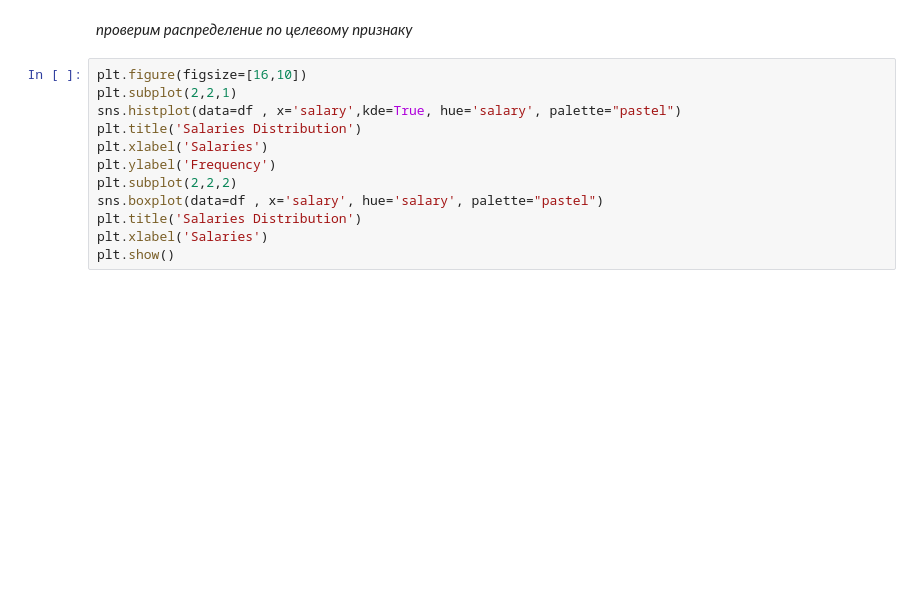
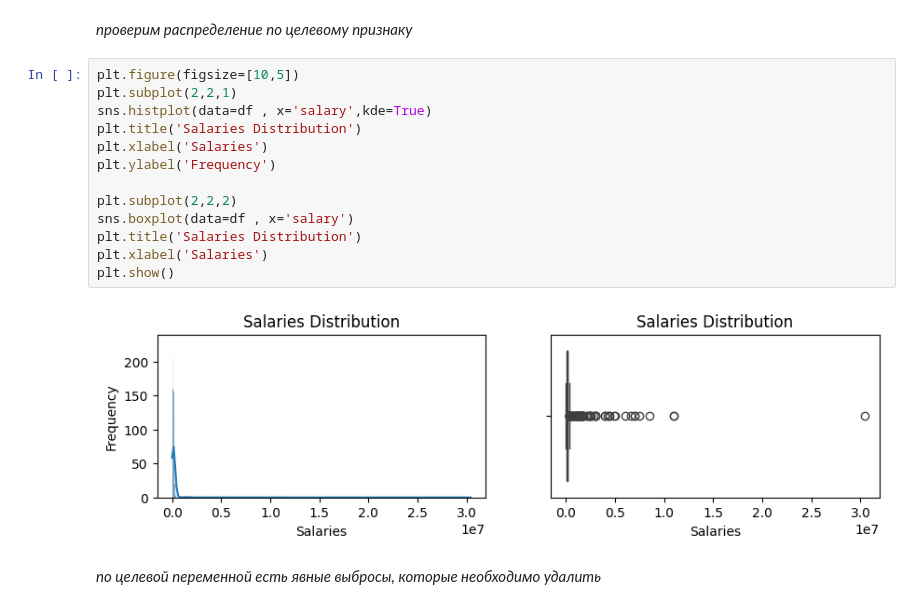
Before and after one commit to Rusttm/DSprojects, a Jupyter notebook: EDA/lesson10/seminar10_DZ.ipynb, the cells around one changed output. Cells and saved outputs as stored; diff of their text form; blank space fills up the shorter version.

```diff
--- a/EDA/lesson10/seminar10_DZ.ipynb
+++ b/EDA/lesson10/seminar10_DZ.ipynb
@@ -181,14 +237,19 @@ df['job_title'].unique().size
 # %% [markdown]
 *проверим распределение по целевому признаку*
 # %%
-plt.figure(figsize=[16,10])
+plt.figure(figsize=[10,5])
 plt.subplot(2,2,1)
-sns.histplot(data=df , x='salary',kde=True, hue='salary', palette="pastel")
+sns.histplot(data=df , x='salary',kde=True)
 plt.title('Salaries Distribution')
 plt.xlabel('Salaries')
 plt.ylabel('Frequency')
+
 plt.subplot(2,2,2)
-sns.boxplot(data=df , x='salary', hue='salary', palette="pastel")
+sns.boxplot(data=df , x='salary')
 plt.title('Salaries Distribution')
 plt.xlabel('Salaries')
 plt.show()
+# %% [output]
+[figure, added]
+# %% [markdown]
+*по целевой переменной есть явные выбросы, которые необходимо удалить*
```
Also changed, not shown: parts of 20 cells of this notebook.
